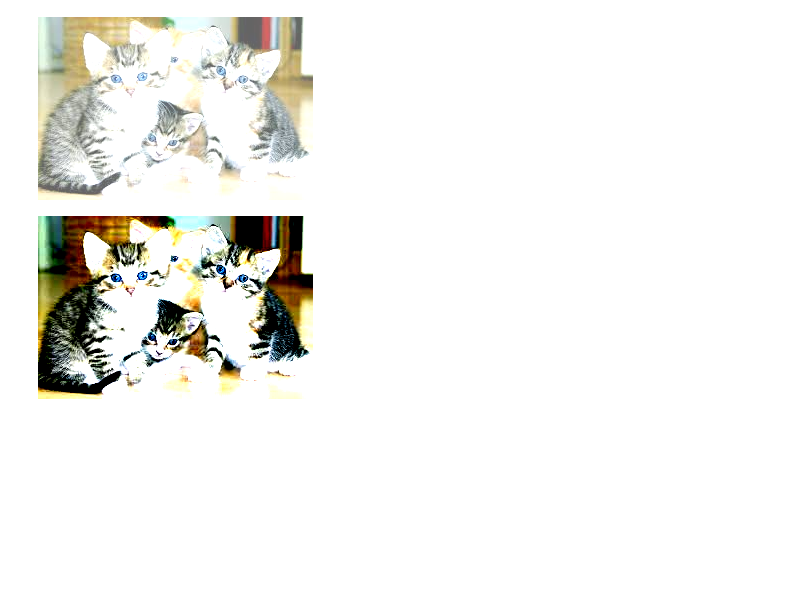
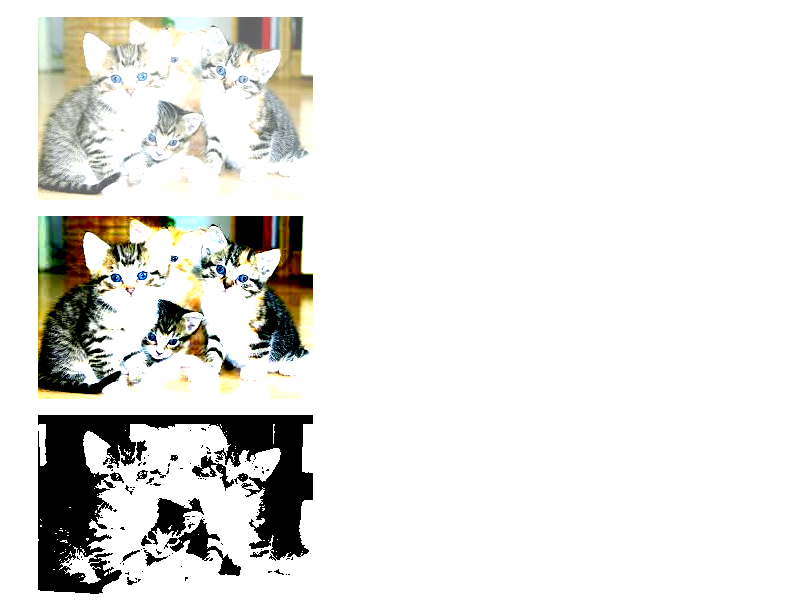
Before and after one commit to blobloppy/Python, a Jupyter notebook: Pertemuan 4 PCD.ipynb, the cells around one changed output. Drawn from its saved outputs; the diff is of its cells as text; code cells hidden in the pictures; blank space fills up the shorter version.

```diff
--- a/Pertemuan 4 PCD.ipynb
+++ b/Pertemuan 4 PCD.ipynb
@@ -67,3 +67,21 @@ for x in range(0, lebar):
 contrast
 # %% [output]
 [figure]
+# %%
+threshold = Image.new(mode="RGB", size=(lebar, tinggi))
+threshold_pixel = threshold.load()
+for x in range(0, lebar):
+    for y in range(9, tinggi):
+        red = im_pixel[x,y][0]
+        green = im_pixel[x,y][1]
+        blue = im_pixel[x,y][2]
+        gray = int((red+green+blue)/3)
+        if gray >= 128 :
+            gray = 255
+        else :
+            gray = 0
+        threshold_pixel[x,y] = (gray,gray,gray)
+# %%
+threshold
+# %% [output]
+[figure, added]
```
Also changed, not shown: 10 other files.
